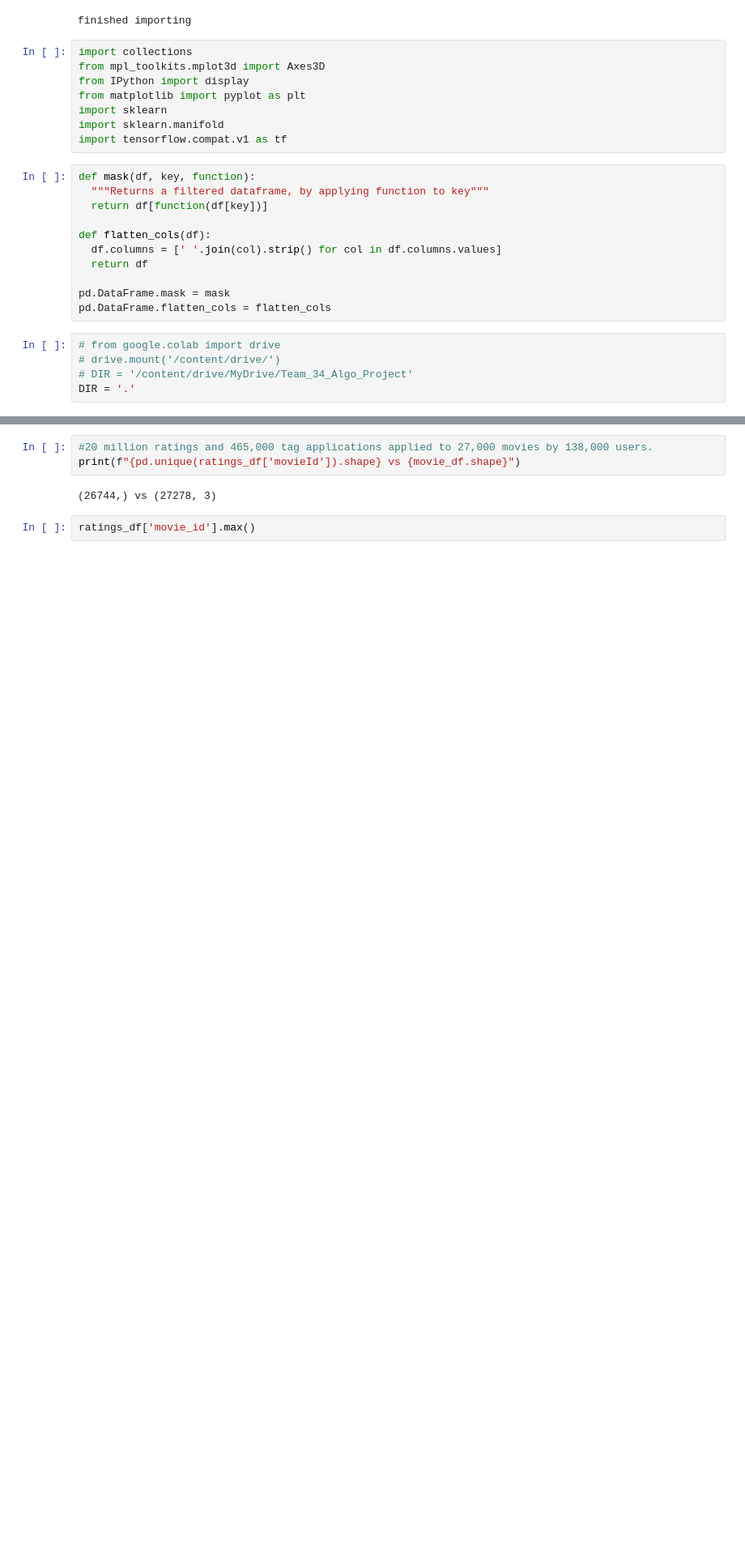
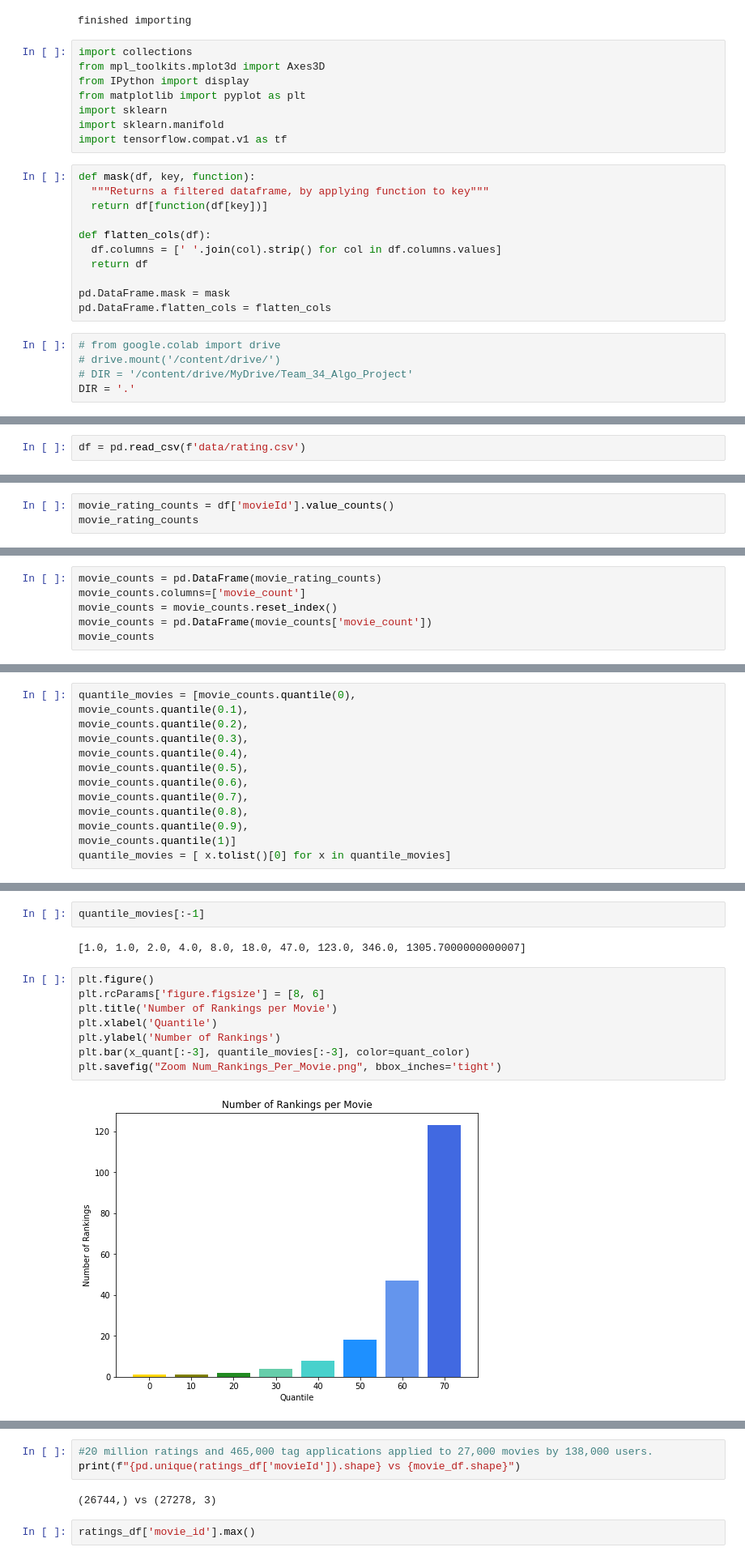
Before and after one commit to jj497/algorithms-final, a Jupyter notebook: Matrix_Factorization.ipynb, the cells around one changed output, grey strips where cells are left out. Shown at 81% size. Cells and saved outputs as stored; diff of their text form; blank space fills up the shorter version.

```diff
--- a/Matrix_Factorization.ipynb
+++ b/Matrix_Factorization.ipynb
@@ -114,0 +199,2 @@ ratings_df
+# %%
+df = pd.read_csv(f'data/rating.csv')
@@ -114,0 +324,3 @@ ratings_df
+# %%
+movie_rating_counts = df['movieId'].value_counts()
+movie_rating_counts
@@ -114,0 +344,6 @@ ratings_df
+# %%
+movie_counts = pd.DataFrame(movie_rating_counts)
+movie_counts.columns=['movie_count']
+movie_counts = movie_counts.reset_index()
+movie_counts = pd.DataFrame(movie_counts['movie_count'])
+movie_counts
@@ -114,0 +364,13 @@ ratings_df
+# %%
+quantile_movies = [movie_counts.quantile(0),
+movie_counts.quantile(0.1),
+movie_counts.quantile(0.2),
+movie_counts.quantile(0.3),
+movie_counts.quantile(0.4),
+movie_counts.quantile(0.5),
+movie_counts.quantile(0.6),
+movie_counts.quantile(0.7),
+movie_counts.quantile(0.8),
+movie_counts.quantile(0.9),
+movie_counts.quantile(1)]
+quantile_movies = [ x.tolist()[0] for x in quantile_movies]
@@ -114,0 +391,14 @@ ratings_df
+# %%
+quantile_movies[:-1]
+# %% [output]
+[1.0, 1.0, 2.0, 4.0, 8.0, 18.0, 47.0, 123.0, 346.0, 1305.7000000000007]
+# %%
+plt.figure()
+plt.rcParams['figure.figsize'] = [8, 6]
+plt.title('Number of Rankings per Movie')
+plt.xlabel('Quantile')
+plt.ylabel('Number of Rankings')
+plt.bar(x_quant[:-3], quantile_movies[:-3], color=quant_color)
+plt.savefig("Zoom Num_Rankings_Per_Movie.png", bbox_inches='tight')
+# %% [output]
+[figure, added]
```
Also changed, not shown: parts of 55 cells of this notebook, 8 other files.
